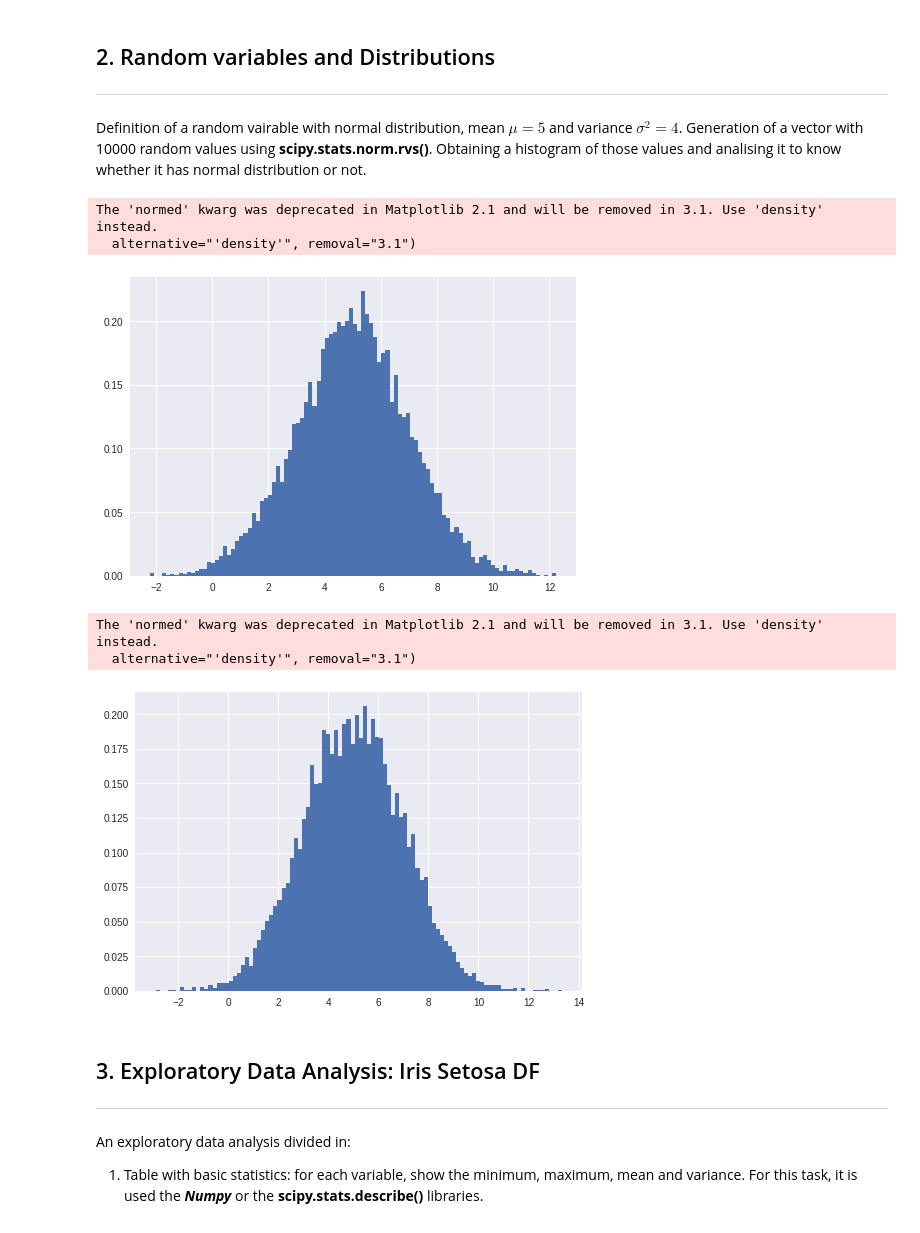
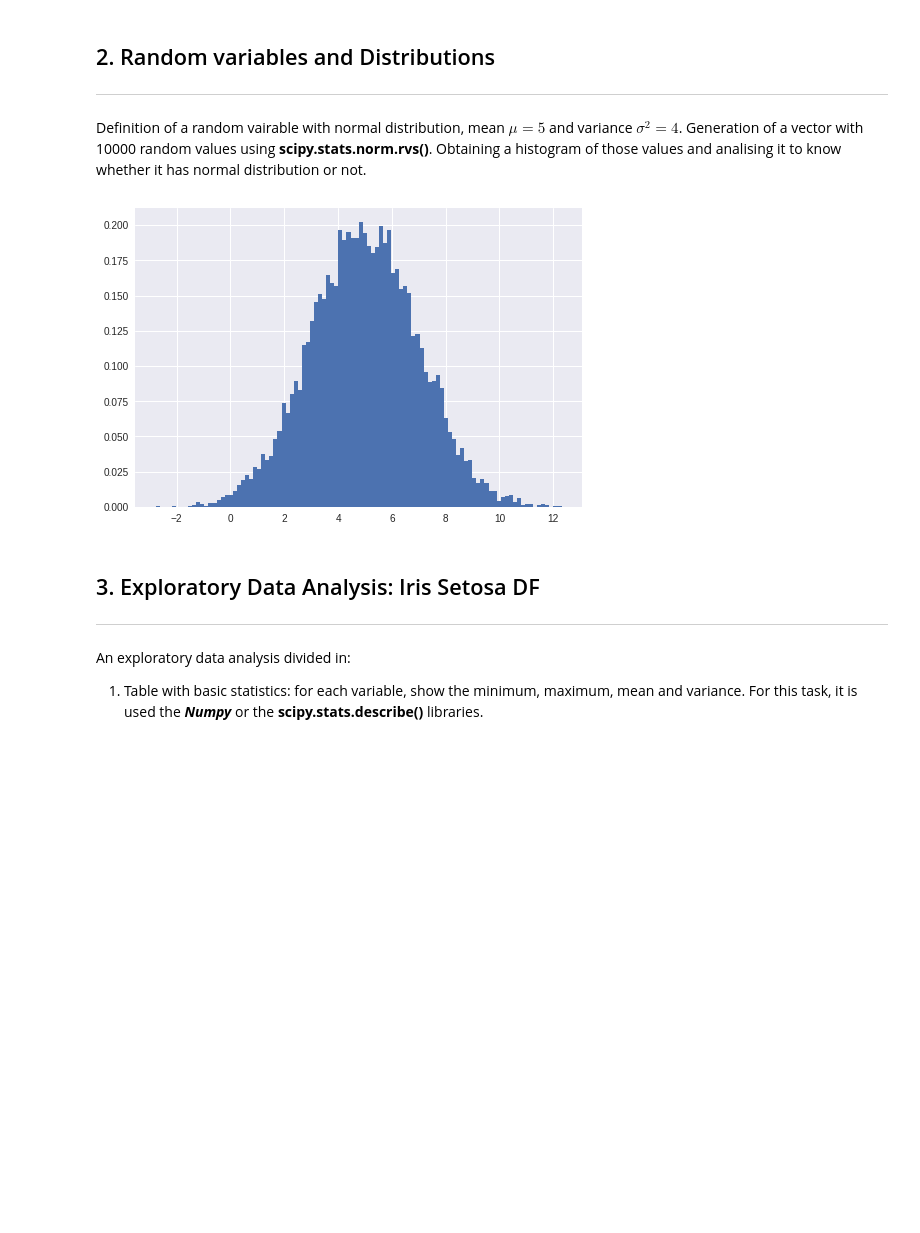
Before and after one commit to BorjaZarco/Machine-Learning-EOI, a Jupyter notebook: 20181113_First_Steps.ipynb, the cells around one changed output. Cells and saved outputs as stored; diff of their text form; code cells hidden in the pictures; blank space fills up the shorter version.

```diff
--- a/20181113_First_Steps.ipynb
+++ b/20181113_First_Steps.ipynb
@@ -40,17 +39,12 @@ Obtaining a histogram of those values and analising it to know whether it has no
 # %%
 random_var = sc.stats.norm(loc=5, scale=np.sqrt(4))
 # x = np.linspace(sc.stats.norm.ppf(0.01), sc.stats.norm.ppf(0.99), 100)
 
 # plt.plot(x, sc.stats.norm.pdf(x))
-plt.hist(random_var.rvs(10000), bins=100, normed=True)
+plt.hist(random_var.rvs(10000), bins=100, density=True)
 plt.show()
 # %% [output]
-The 'normed' kwarg was deprecated in Matplotlib 2.1 and will be removed in 3.1. Use 'density' instead.
-  alternative="'density'", removal="3.1")
-[figure, old version]
+[figure, new version]
-The 'normed' kwarg was deprecated in Matplotlib 2.1 and will be removed in 3.1. Use 'density' instead.
-  alternative="'density'", removal="3.1")
-[figure, removed]
 # %% [markdown]
 ## 3. Exploratory Data Analysis: Iris Setosa DF
 
```
Also changed, not shown: parts of 5 cells of this notebook.
